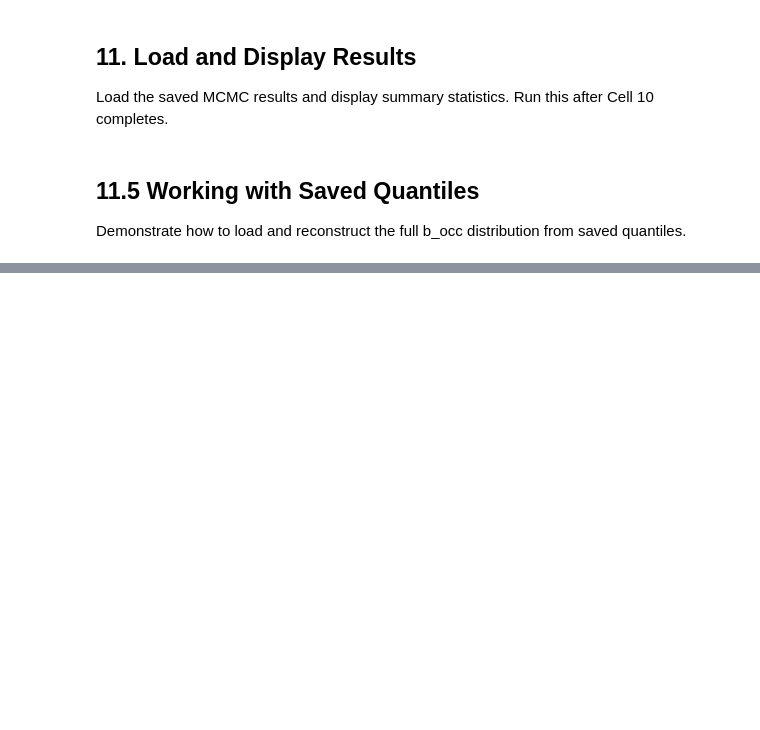
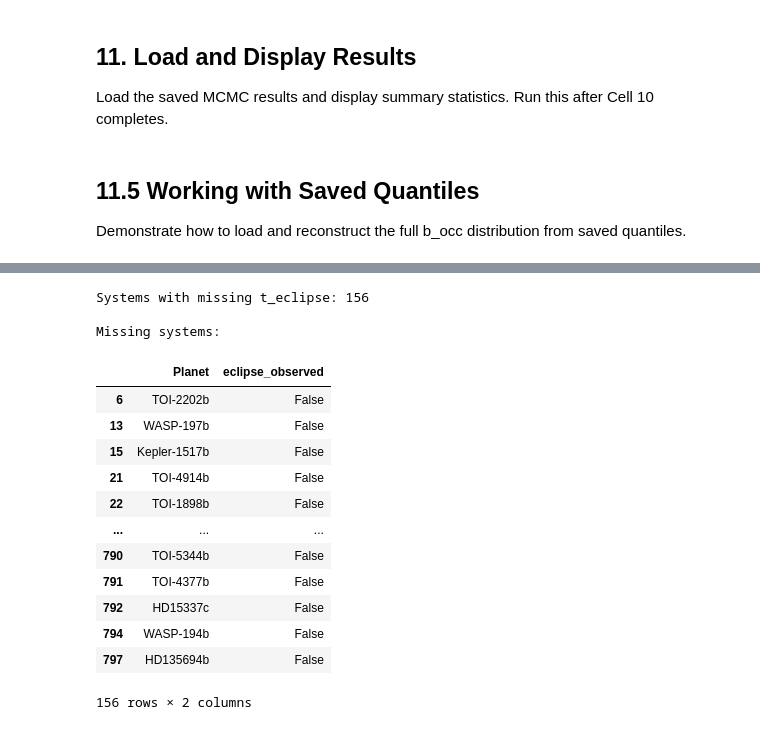
Before and after one commit to zoutongshen/Ariel-Target-Selection, a Jupyter notebook: analysis/notebooks/eclipse_impact_parameter_mcmc.ipynb, the cells around one changed output, grey strips where cells are left out. Saved outputs shown, nothing was run; the diff lists cells and outputs as text; code cells hidden in the pictures; blank space fills up the shorter version.

```diff
--- a/analysis/notebooks/eclipse_impact_parameter_mcmc.ipynb
+++ b/analysis/notebooks/eclipse_impact_parameter_mcmc.ipynb
@@ -1291,0 +1519,27 @@ Run Cell 10 first to generate results.
+# %%
+# Check for missing t_eclipse data
+if 't_eclipse_median' in mcs_df.columns:
+    missing = mcs_df[mcs_df['t_eclipse_median'].isna()]
+    print(f"Systems with missing t_eclipse: {len(missing)}")
+    if len(missing) > 0:
+        print("\nMissing systems:")
+        display(missing[['Planet', 'eclipse_observed']])
+else:
+    print("t_eclipse columns don't exist in CSV - need to re-run Cell 10")
+# %% [output]
+Systems with missing t_eclipse: 156
+
+Missing systems:
+|  | Planet | eclipse_observed |
+| 6 | TOI-2202b | False |
+| 13 | WASP-197b | False |
+| 15 | Kepler-1517b | False |
+| 21 | TOI-4914b | False |
+| 22 | TOI-1898b | False |
+| ... | ... | ... |
+| 790 | TOI-5344b | False |
+| 791 | TOI-4377b | False |
+| 792 | HD15337c | False |
+| 794 | WASP-194b | False |
+| 797 | HD135694b | False |
+156 rows × 2 columns
```
Also changed, not shown: parts of 12 cells of this notebook, 11 other files.
